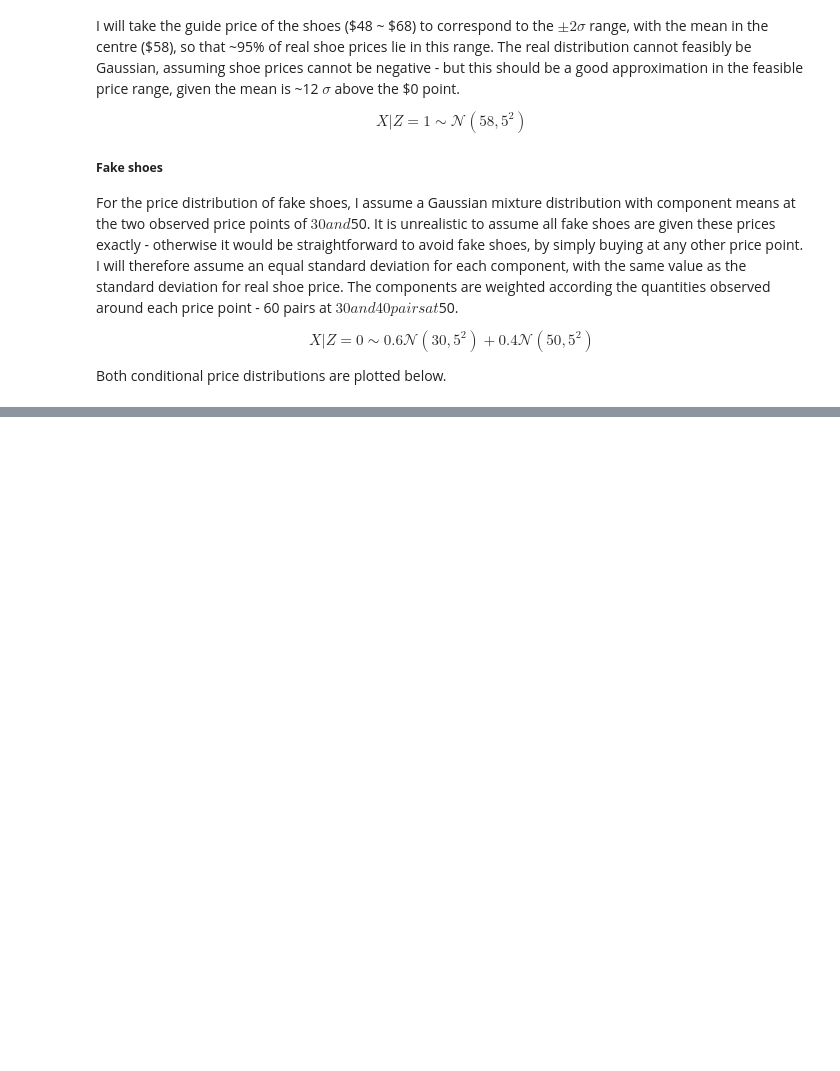
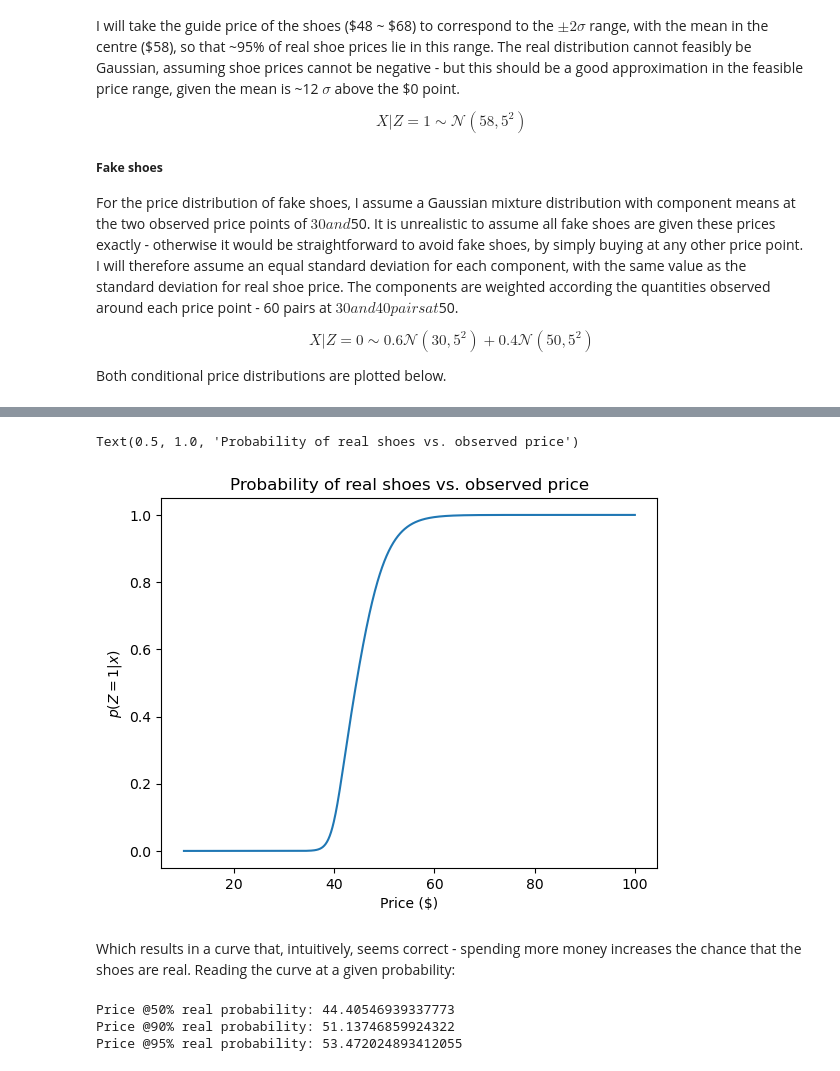
Before and after one commit to mataln/binance-takehome, a Jupyter notebook: Q1_neat.ipynb, the cells around one changed output, grey strips where cells are left out. Cells and saved outputs as stored; diff of their text form; code cells hidden in the pictures; blank space fills up the shorter version.

```diff
--- a/Q1_neat.ipynb
+++ b/Q1_neat.ipynb
@@ -108,0 +128,34 @@ pdf_real =
+# %%
+def prob_real(x, sigma_fake=5):
+    """
+    Returns the probability that a pair of shoes with observed price x is real, using Bayes' rule
+    """
+    real_conditional = real_conditional_pdf(x)
+    fake_conditional = fake_conditional_pdf(x, sigma_fake)
+
+    prob_real = 0.9*real_conditional/(0.9*real_conditional + 0.1*fake_conditional) #Marginal distribution of z - z=0 -> 0.1, z=1 -> 0.9,
+    return prob_real
+# %%
+real_probs = prob_real(x_samples)
+
+plt.plot(x_samples, real_probs) #Plot the probability of real shoes
+plt.xlabel('Price ($)')
+plt.ylabel('$p(Z=1|x)$')
+plt.title('Probability of real shoes vs. observed price')
+# %% [output]
+Text(0.5, 1.0, 'Probability of real shoes vs. observed price')
+[figure, added]
+# %% [markdown]
+Which results in a curve that, intuitively, seems correct - spending more money increases the chance that the shoes are real. Reading the curve at a given probability:
+# %%
+fifty_threshold = np.interp(0.5, real_probs, x_samples)
+ninety_threshold = np.interp(0.9, real_probs, x_samples)
+ninetyfive_threshold = np.interp(0.95, real_probs, x_samples)
+
+print(f'Price @50% real probability: {fifty_threshold}')
+print(f'Price @90% real probability: {ninety_threshold}')
+print(f'Price @95% real probability: {ninetyfive_threshold}')
+# %% [output]
+Price @50% real probability: 44.40546939337773
+Price @90% real probability: 51.13746859924322
+Price @95% real probability: 53.472024893412055
```
Also changed, not shown: parts of 13 cells of this notebook.
